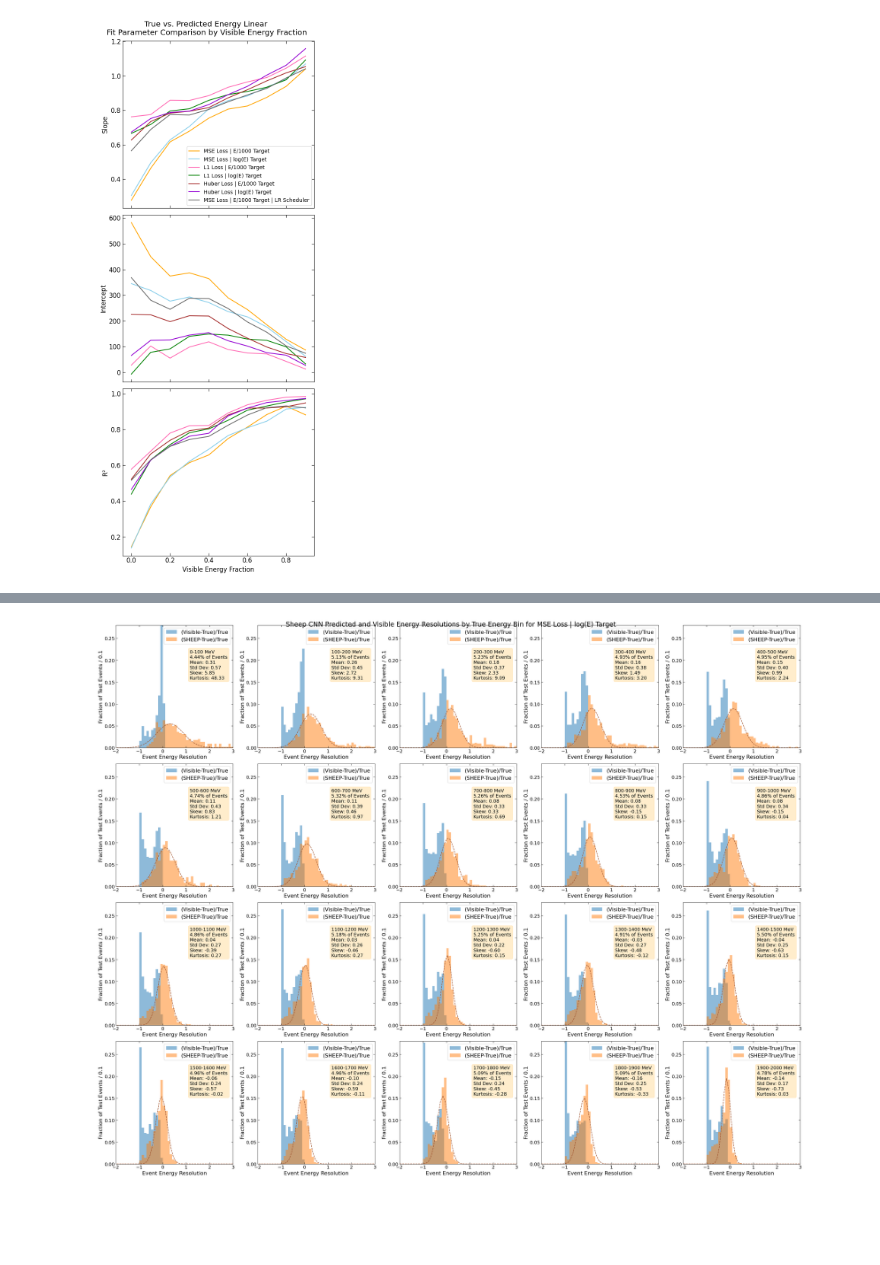
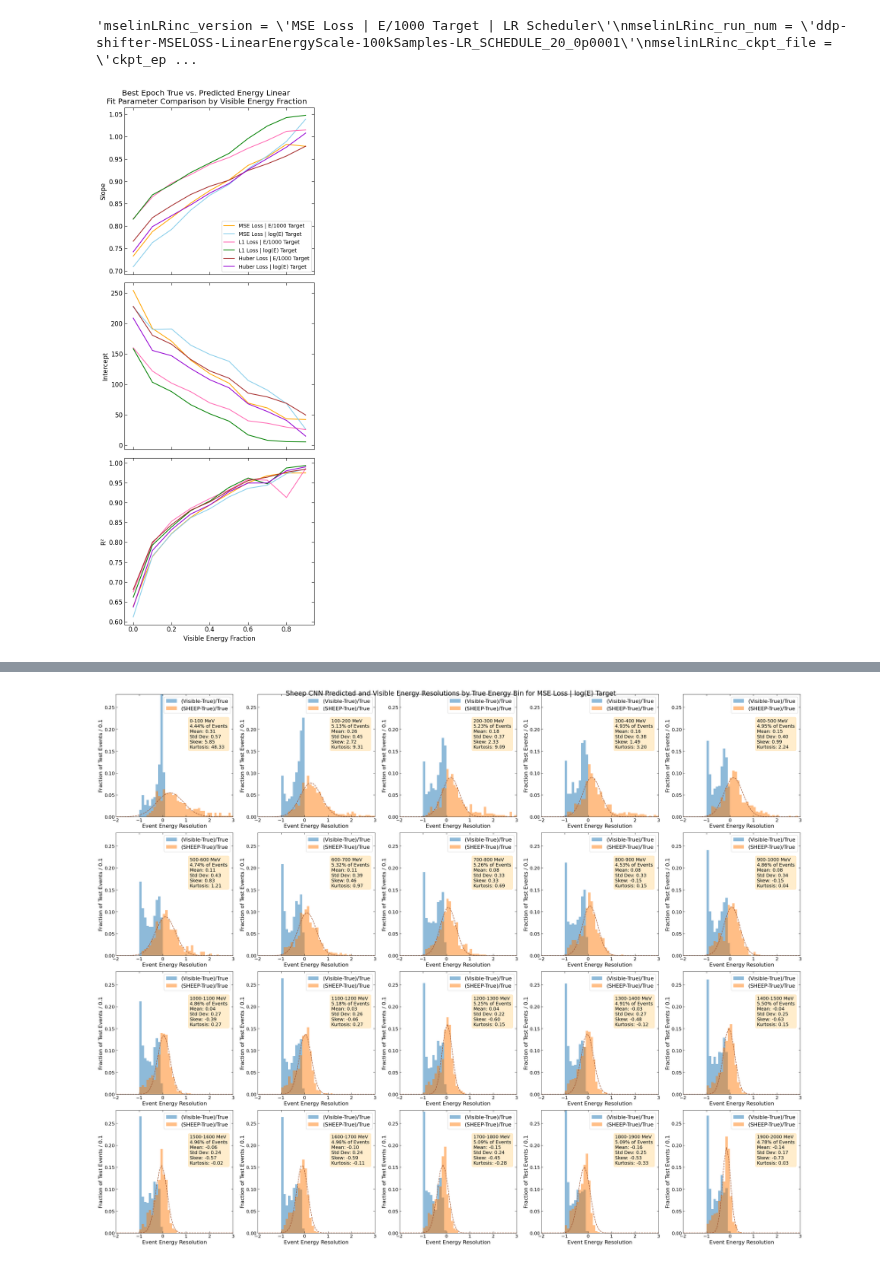
Before and after one commit to edhinkle/sheep-model, a Jupyter notebook: models/cnn/train_sheep_cnn_nersc/make_testing_plots.ipynb, the cells around one changed output, grey strips where cells are left out. Drawn from its saved outputs; the diff is of its cells as text; code cells hidden in the pictures; blank space fills up the shorter version.

```diff
--- a/models/cnn/train_sheep_cnn_nersc/make_testing_plots.ipynb
+++ b/models/cnn/train_sheep_cnn_nersc/make_testing_plots.ipynb
@@ -163,7 +179,7 @@ args = parser.parse_args()
 huber_log = TestedSheep(args)
 huber_log.run()
 # %%
-mselinLRinc_version = 'MSE Loss | E/1000 Target | LR Scheduler'
+'''mselinLRinc_version = 'MSE Loss | E/1000 Target | LR Scheduler'
 mselinLRinc_run_num = 'ddp-shifter-MSELOSS-LinearEnergyScale-100kSamples-LR_SCHEDULE_20_0p0001'
 mselinLRinc_ckpt_file = 'ckpt_epoch_90_iters_2275_best.tar'
 mselinLRinc_csv_file = test_dir+mselinLRinc_run_num+'/logs/ddp-shifter-MSELOSS-LinearEnergyScale-100kSamples-LR_SCHEDULE_20_0p0001_test_ckpt_epoch_90_iters_2275_best_log.csv'
@@ -183,9 +199,12 @@ parser.add_argument("--num_ve_frac_bins", default=10, type=int, help='number of
 args = parser.parse_args()
 
 mse_linLRinc = TestedSheep(args)
-mse_linLRinc.run()
+mse_linLRinc.run()'''
+# %% [output]
+'mselinLRinc_version = \'MSE Loss | E/1000 Target | LR Scheduler\'\nmselinLRinc_run_num = \'ddp-shifter-MSELOSS-LinearEnergyScale-100kSamples-LR_SCHEDULE_20_0p0001\'\nmselinLRinc_ckpt_file = \'ckpt_ep ...
 # %%
-tested_sheeps = [mse_lin, mse_log, l1_lin, l1_log, huber_lin, huber_log, mse_linLRinc]
+tested_sheeps = [mse_lin, mse_log, l1_lin, l1_log, huber_lin, huber_log]
+#tested_sheeps_BEST = [mse_lin_BEST, mse_log_BEST, l1_lin_BEST, l1_log_BEST, huber_lin_BEST, huber_log_BEST]
 num_sheeps = len(tested_sheeps)
 num_ebins = int(tested_sheeps[0].num_energy_bins)
 ebins= tested_sheeps[0].ebins
@@ -228,26 +247,26 @@ for i in range(num_sheeps):
 # %%
 colors = ['orange', 'skyblue', 'hotpink', 'green', 'brown', 'darkviolet', 'dimgrey']
 fig, ax = plt.subplots(3,1,figsize=(6,15), sharex=True)
 
 for i in range(num_sheeps):
     ax[0].plot(ve_frac_bins[:-1],true_vs_pred_res_slopes_by_ve_frac_bins[i], color=colors[i], label=labels[i])
     ax[1].plot(ve_frac_bins[:-1],true_vs_pred_res_intercepts_by_ve_frac_bins[i], color=colors[i], label=labels[i])
     ax[2].plot(ve_frac_bins[:-1],true_vs_pred_res_r2_by_ve_frac_bins[i], color=colors[i], label=labels[i])
 
 ax[0].set_ylabel('Slope')
 ax[2].set_xlabel('Visible Energy Fraction')
 
 ax[1].set_ylabel('Intercept')
 ax[0].legend(fontsize=10)
 
 ax[2].set_ylabel('R²')
-fig.suptitle('True vs. Predicted Energy Linear \nFit Parameter Comparison by Visible Energy Fraction')
+fig.suptitle('Best Epoch True vs. Predicted Energy Linear \nFit Parameter Comparison by Visible Energy Fraction')
 
 fig.tight_layout()
 #plt.show()
-plt.savefig('/global/cfs/cdirs/dune/users/ehinkle/nd_prototypes_ana/sheep-model/models/cnn/train_sheep_cnn_nersc/outputs/test/comparisons/linear_fit_comp_test_by_energy_bin.png')
+plt.savefig('/global/cfs/cdirs/dune/users/ehinkle/nd_prototypes_ana/sheep-model/models/cnn/train_sheep_cnn_nersc/outputs/test/comparisons/linear_fit_comp_test_by_energy_bin_250ksample_150epochs_bestepoch.png')
 # %% [output]
-[figure, old version]
+[figure, new version]
 # %%
 fig, ax = plt.subplots(4,1,figsize=(6,20), sharex=True)
 
```
Also changed, not shown: parts of 11 cells of this notebook, 7 other files.
